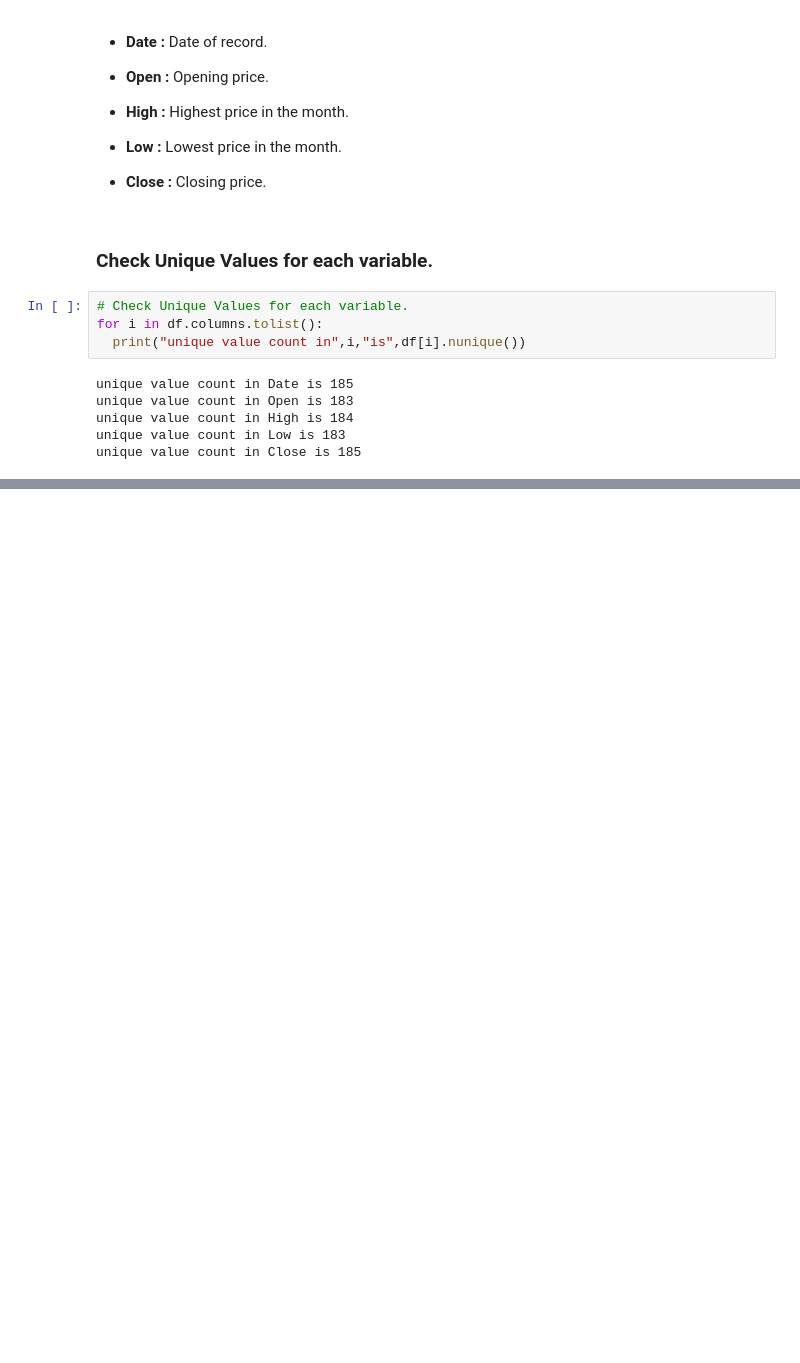
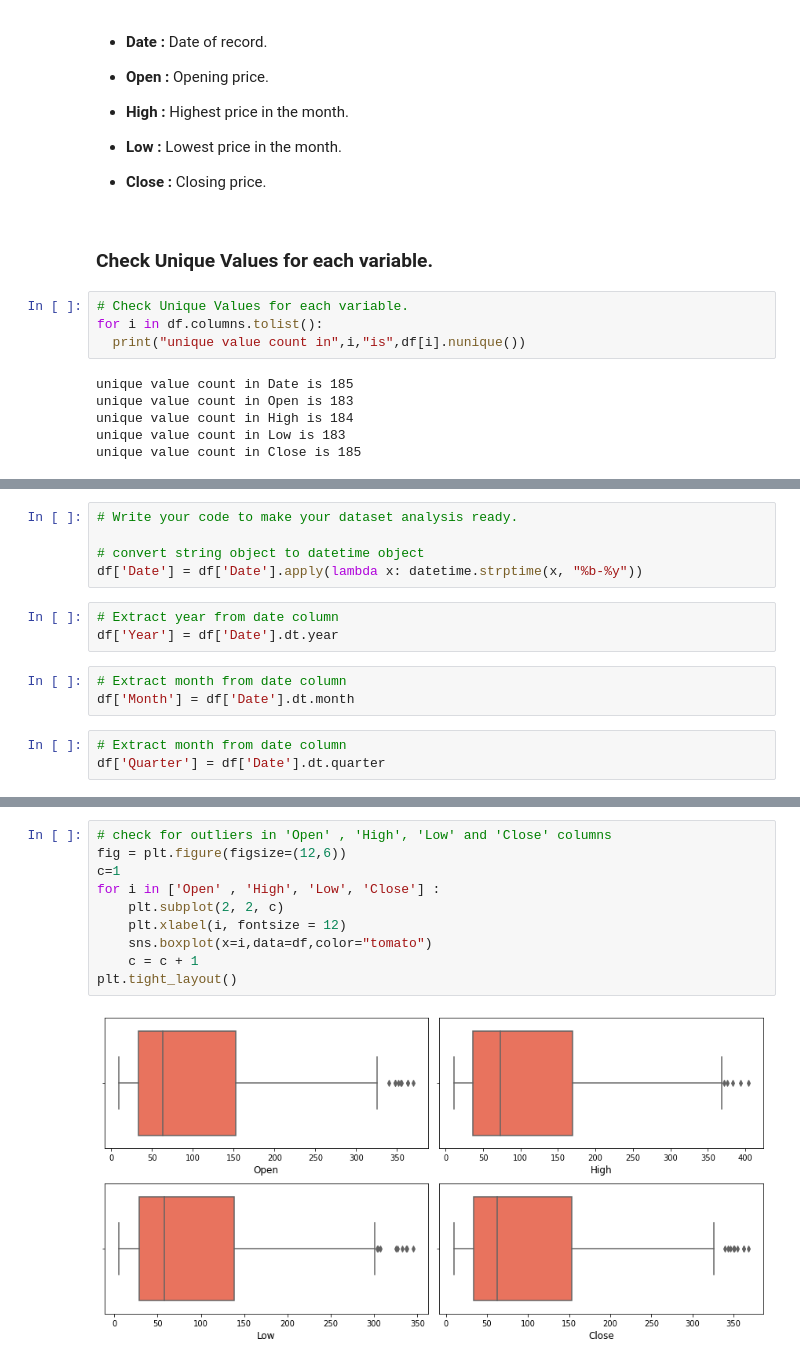
Before and after one commit to kuldeep-sngh/Yes-Bank-Stock-Closing-Price-Prediction, a Jupyter notebook: Yes_Bank_Stock_Closing_Price_Prediction.ipynb, the cells around one changed output, grey strips where cells are left out. Drawn from its saved outputs; the diff is of its cells as text; blank space fills up the shorter version.

```diff
--- a/Yes_Bank_Stock_Closing_Price_Prediction.ipynb
+++ b/Yes_Bank_Stock_Closing_Price_Prediction.ipynb
@@ -212,0 +223,14 @@ unique value count in Close is 185
+# %%
+# Write your code to make your dataset analysis ready.
+
+# convert string object to datetime object
+df['Date'] = df['Date'].apply(lambda x: datetime.strptime(x, "%b-%y"))
+# %%
+# Extract year from date column
+df['Year'] = df['Date'].dt.year
+# %%
+# Extract month from date column
+df['Month'] = df['Date'].dt.month
+# %%
+# Extract month from date column
+df['Quarter'] = df['Date'].dt.quarter
@@ -212,0 +271,12 @@ unique value count in Close is 185
+# %%
+# check for outliers in 'Open' , 'High', 'Low' and 'Close' columns
+fig = plt.figure(figsize=(12,6))
+c=1
+for i in ['Open' , 'High', 'Low', 'Close'] :
+    plt.subplot(2, 2, c)
+    plt.xlabel(i, fontsize = 12)
+    sns.boxplot(x=i,data=df,color="tomato")
+    c = c + 1
+plt.tight_layout()
+# %% [output]
+[figure, added]
```
Also changed, not shown: parts of 22 cells of this notebook.
